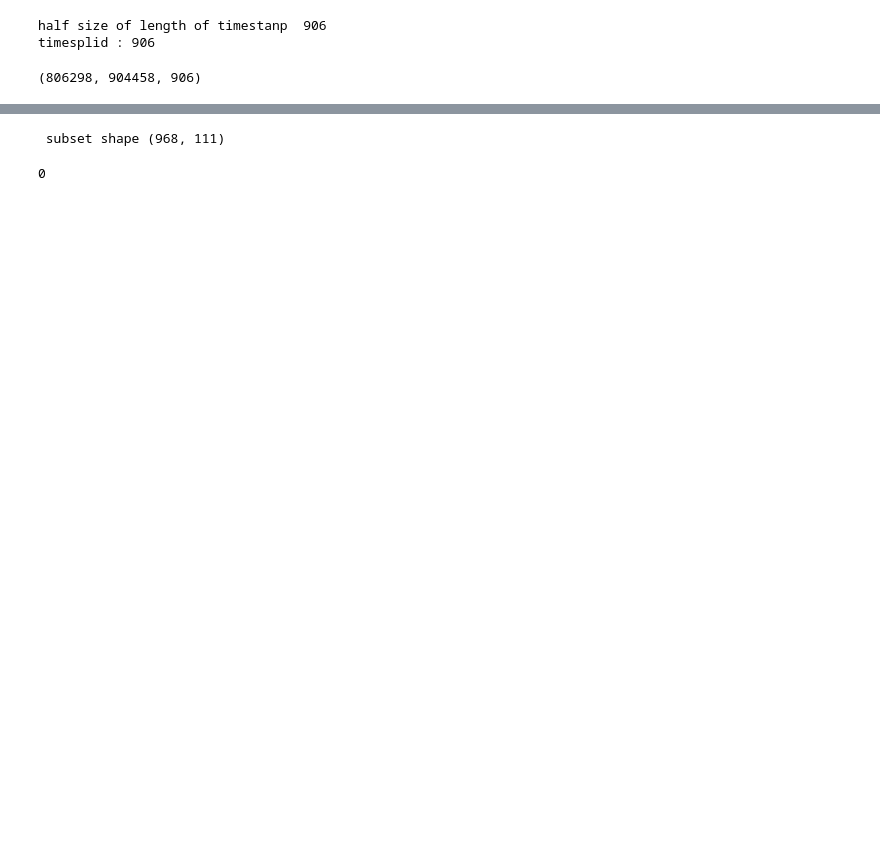
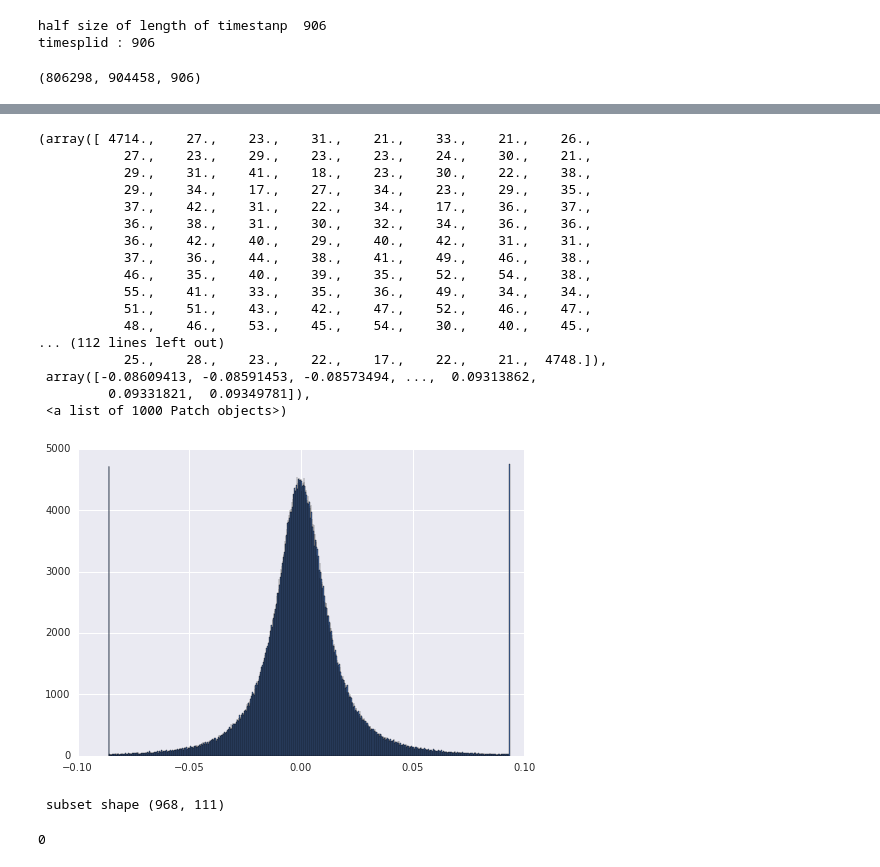
Before and after one commit to scrambleegg7/TwoSigma, a Jupyter notebook: Untitled.ipynb, the cells around one changed output, grey strips where cells are left out. Drawn from its saved outputs; the diff is of its cells as text; code cells hidden in the pictures; blank space fills up the shorter version.

```diff
--- a/Untitled.ipynb
+++ b/Untitled.ipynb
@@ -38,3 +42,7 @@ df_test = train[train.timestamp >= timesplit]
 print( len(df_train), len(df_test),timesplit)
 # %% [output]
 (806298, 904458, 906)
+# %%
+y_train = df_train['y']
+print y_train.describe()
+y_train = np.array(y_train)
@@ -41,3 +59,24 @@ print( len(df_train), len(df_test),timesplit)
+# %%
+plt.hist(y_train,bins=1000)
+# %% [output]
+(array([ 4714.,    27.,    23.,    31.,    21.,    33.,    21.,    26.,
+           27.,    23.,    29.,    23.,    23.,    24.,    30.,    21.,
+           29.,    31.,    41.,    18.,    23.,    30.,    22.,    38.,
+           29.,    34.,    17.,    27.,    34.,    23.,    29.,    35.,
+           37.,    42.,    31.,    22.,    34.,    17.,    36.,    37.,
+           36.,    38.,    31.,    30.,    32.,    34.,    36.,    36.,
+           36.,    42.,    40.,    29.,    40.,    42.,    31.,    31.,
+           37.,    36.,    44.,    38.,    41.,    49.,    46.,    38.,
+           46.,    35.,    40.,    39.,    35.,    52.,    54.,    38.,
+           55.,    41.,    33.,    35.,    36.,    49.,    34.,    34.,
+           51.,    51.,    43.,    42.,    47.,    52.,    46.,    47.,
+           48.,    46.,    53.,    45.,    54.,    30.,    40.,    45.,
+... (112 lines left out)
+           25.,    28.,    23.,    22.,    17.,    22.,    21.,  4748.]),
+ array([-0.08609413, -0.08591453, -0.08573494, ...,  0.09313862,
+         0.09331821,  0.09349781]),
+ <a list of 1000 Patch objects>)
+[figure, added]
 # %%
 subset = df_test[df_test.timestamp == timesplit]
 print(" subset shape %s"  %   (subset.shape,) )
```
Also changed, not shown: parts of 23 cells of this notebook, 5 other files.
